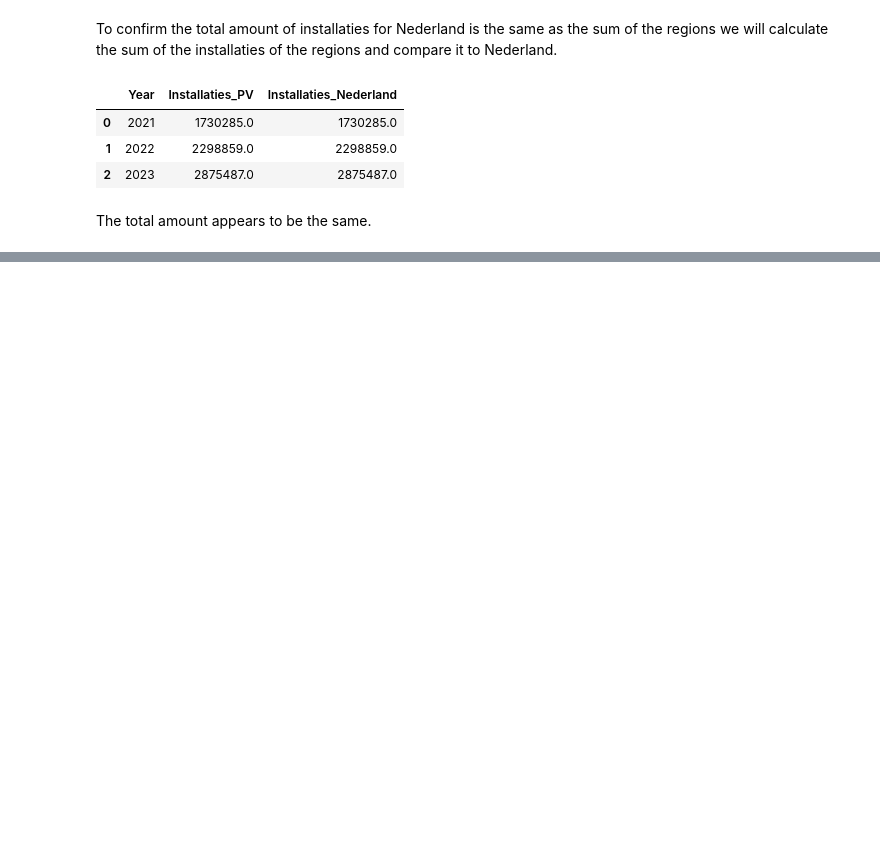
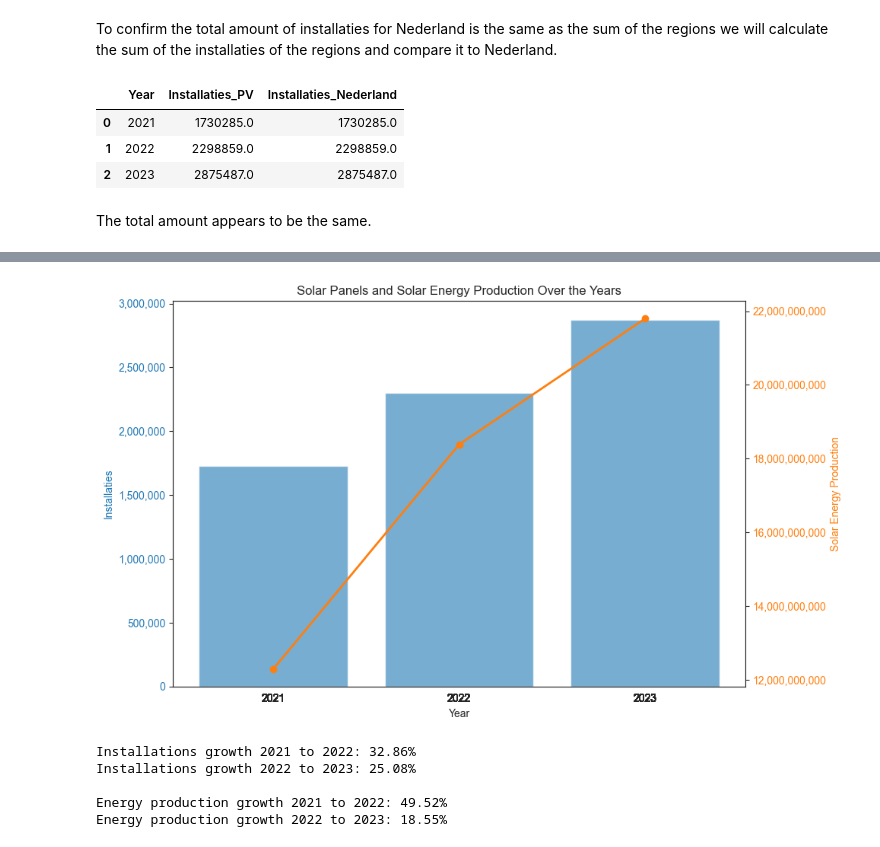
Before and after one commit to estherw66/EnergieOpwek, a Jupyter notebook: eda/SolarProductionEda.ipynb, the cells around one changed output, grey strips where cells are left out. Cells and saved outputs as stored; diff of their text form; code cells hidden in the pictures; blank space fills up the shorter version.

```diff
--- a/eda/SolarProductionEda.ipynb
+++ b/eda/SolarProductionEda.ipynb
@@ -300,0 +379,44 @@ The total amount appears to be the same.
+# %%
+fig, ax1 = plt.subplots(figsize=(10, 6))
+
+ax1.bar(df_merged['year'], df_merged['Installaties'], color='tab:blue', label='Installaties', alpha=0.6)
+ax1.set_xlabel('Year')
+ax1.set_ylabel('Installaties', color='tab:blue')
+ax1.tick_params(axis='y', labelcolor='tab:blue')
+
+ax1.yaxis.set_major_formatter(FuncFormatter(lambda x, _: f'{int(x):,}'))
+
+ax2 = ax1.twinx()
+ax2.plot(df_merged['year'], df_merged['capacity'], color='tab:orange', label='Production', marker='o', linewidth=2)
+ax2.set_ylabel('Solar Energy Production', color='tab:orange')
+ax2.tick_params(axis='y', labelcolor='tab:orange')
+
+ax2.yaxis.set_major_formatter(FuncFormatter(lambda x, _: f'{int(x):,}'))
+
+plt.title('Solar Panels and Solar Energy Production Over the Years')
+
+ax1.set_xticks(df['year'])
+ax1.get_xaxis().set_major_formatter(plt.FuncFormatter(lambda x, _: str(int(x))))
+plt.xticks(fontsize=12)
+
+fig.tight_layout()
+plt.show()
+# %% [output]
+[figure, added]
+# %%
+growth_installations_2021_2022 = ((2298859 - 1730285) / 1730285) * 100
+growth_installations_2022_2023 = ((2875487 - 2298859) / 2298859) * 100
+
+growth_production_2021_2022 = ((18386170134 - 12296723156) / 12296723156) * 100
+growth_production_2022_2023 = ((21796804777 - 18386170134) / 18386170134) * 100
+
+print(f"Installations growth 2021 to 2022: {growth_installations_2021_2022:.2f}%")
+print(f"Installations growth 2022 to 2023: {growth_installations_2022_2023:.2f}%\n")
+print(f"Energy production growth 2021 to 2022: {growth_production_2021_2022:.2f}%")
+print(f"Energy production growth 2022 to 2023: {growth_production_2022_2023:.2f}%")
+# %% [output]
+Installations growth 2021 to 2022: 32.86%
+Installations growth 2022 to 2023: 25.08%
+
+Energy production growth 2021 to 2022: 49.52%
+Energy production growth 2022 to 2023: 18.55%
```
Also changed, not shown: parts of 16 cells of this notebook, 1 other file.
